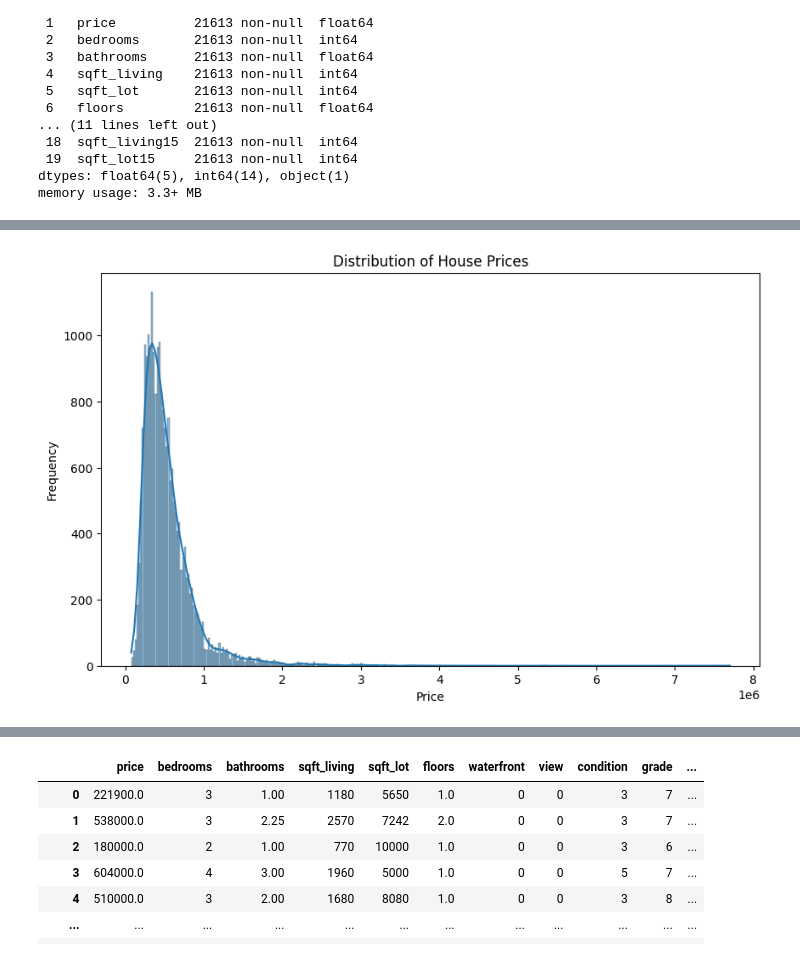
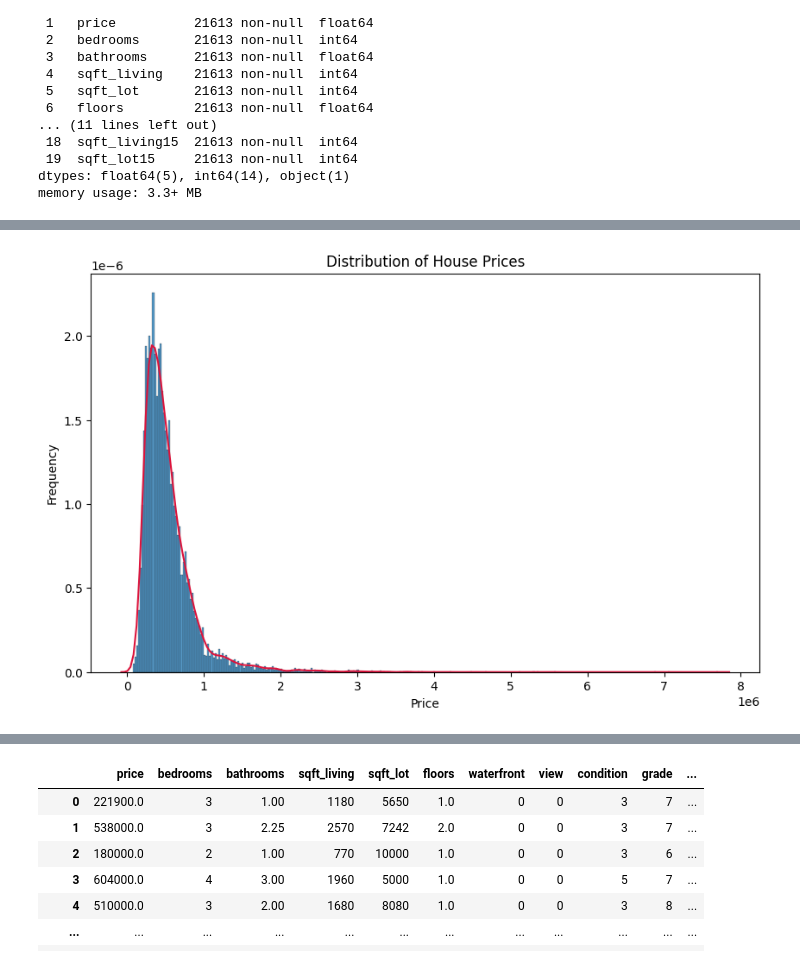
Before and after one commit to MAmin-y/Neural-Networks-and-Deep-Learning-Course-Projects-F2024, a Jupyter notebook: CA1/Q4.ipynb, the cells around one changed output, grey strips where cells are left out. Saved outputs shown, nothing was run; the diff lists cells and outputs as text; code cells hidden in the pictures.

```diff
--- a/CA1/Q4.ipynb
+++ b/CA1/Q4.ipynb
@@ -77,9 +94,10 @@ Name: price, dtype: float64
 # %%
 plt.figure(figsize=(10, 6))
-sns.histplot(data['price'], kde=True)
+ax = sns.histplot(data=data, x='price', kde=False, stat="density")
+sns.kdeplot(data=data, x='price', color='crimson', ax=ax)
 plt.title("Distribution of House Prices")
 plt.xlabel("Price")
 plt.ylabel("Frequency")
 plt.show()
 # %% [output]
-[figure, old version]
+[figure, new version]
```
Also changed, not shown: parts of 15 cells of this notebook.
